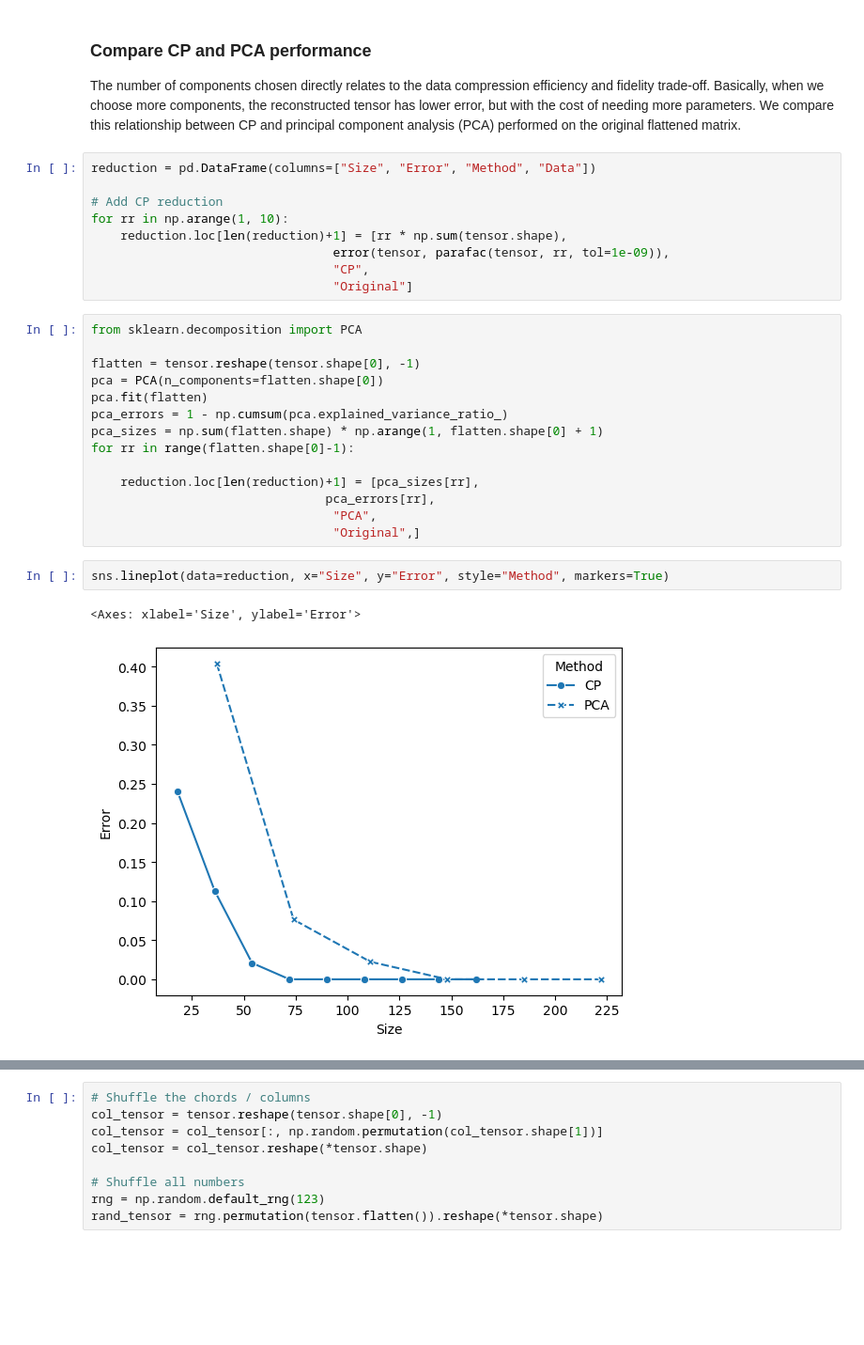
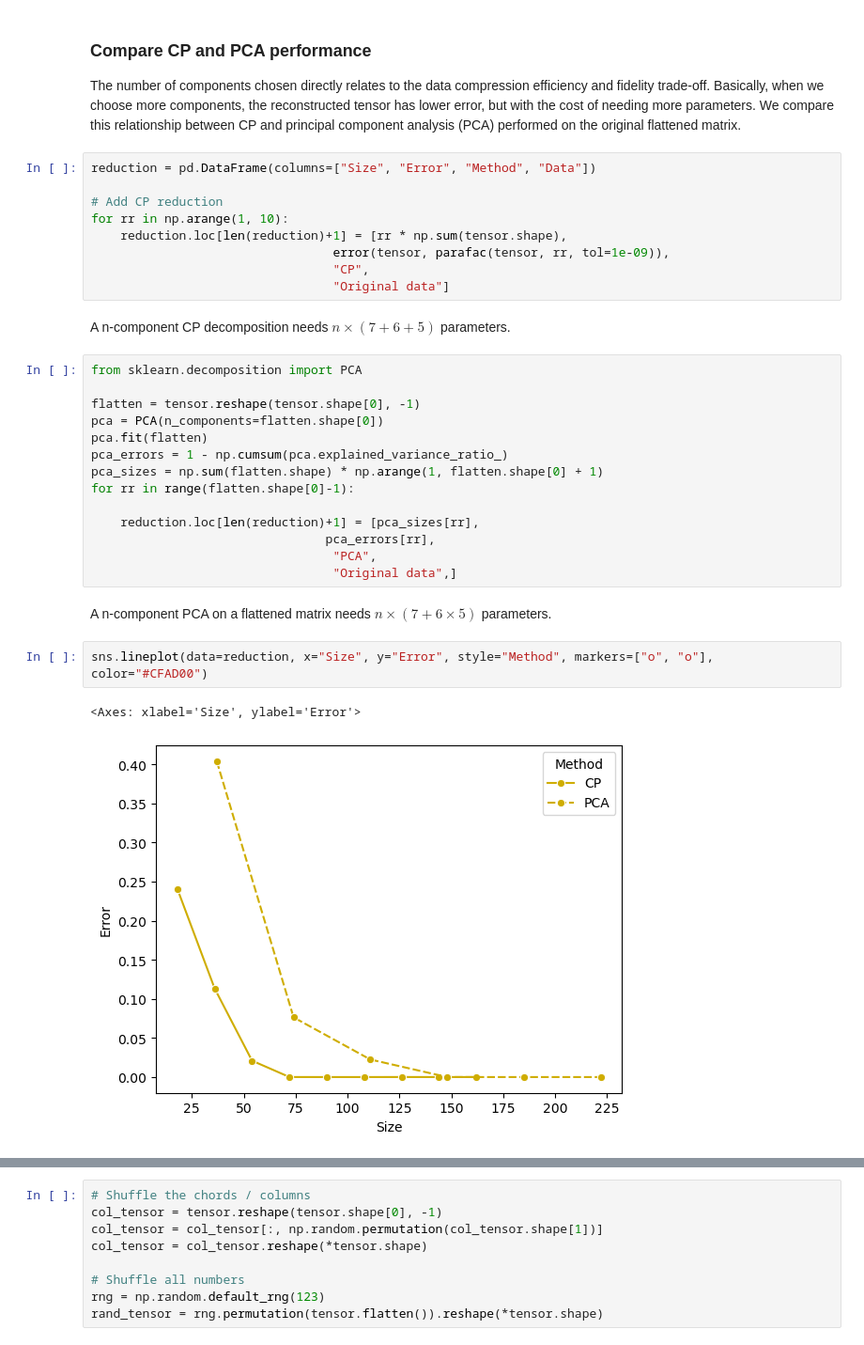
Before and after one commit to meyer-lab/tensor_review, a Jupyter notebook: The structure is the message - preserving experimental context through tensor decomposition.ipynb, the cells around one changed output, grey strips where cells are left out. Shown at 94% size. Drawn from its saved outputs; the diff is of its cells as text; blank space fills up the shorter version.

```diff
--- a/The structure is the message - preserving experimental context through tensor decomposition.ipynb
+++ b/The structure is the message - preserving experimental context through tensor decomposition.ipynb
@@ -140,7 +186,9 @@ for rr in np.arange(1, 10):
     reduction.loc[len(reduction)+1] = [rr * np.sum(tensor.shape),
                                  error(tensor, parafac(tensor, rr, tol=1e-09)),
                                  "CP",
-                                 "Original"]
+                                 "Original data"]
+# %% [markdown]
+A n-component CP decomposition needs $n \times (7+6+5)$ parameters.
 # %%
 from sklearn.decomposition import PCA
 
@@ -154,10 +202,12 @@ for rr in range(flatten.shape[0]-1):
     reduction.loc[len(reduction)+1] = [pca_sizes[rr],
                                 pca_errors[rr],
                                  "PCA",
-                                 "Original",]
+                                 "Original data",]
+# %% [markdown]
+A n-component PCA on a flattened matrix needs $n \times (7+6 \times 5)$ parameters.
 # %%
-sns.lineplot(data=reduction, x="Size", y="Error", style="Method", markers=True)
+sns.lineplot(data=reduction, x="Size", y="Error", style="Method", markers=["o", "o"], color="#CFAD00")
 # %% [output]
 <Axes: xlabel='Size', ylabel='Error'>
-[figure, old version]
+[figure, new version]
 # %% [markdown]
```
Also changed, not shown: parts of 77 cells of this notebook, 1 other file.
